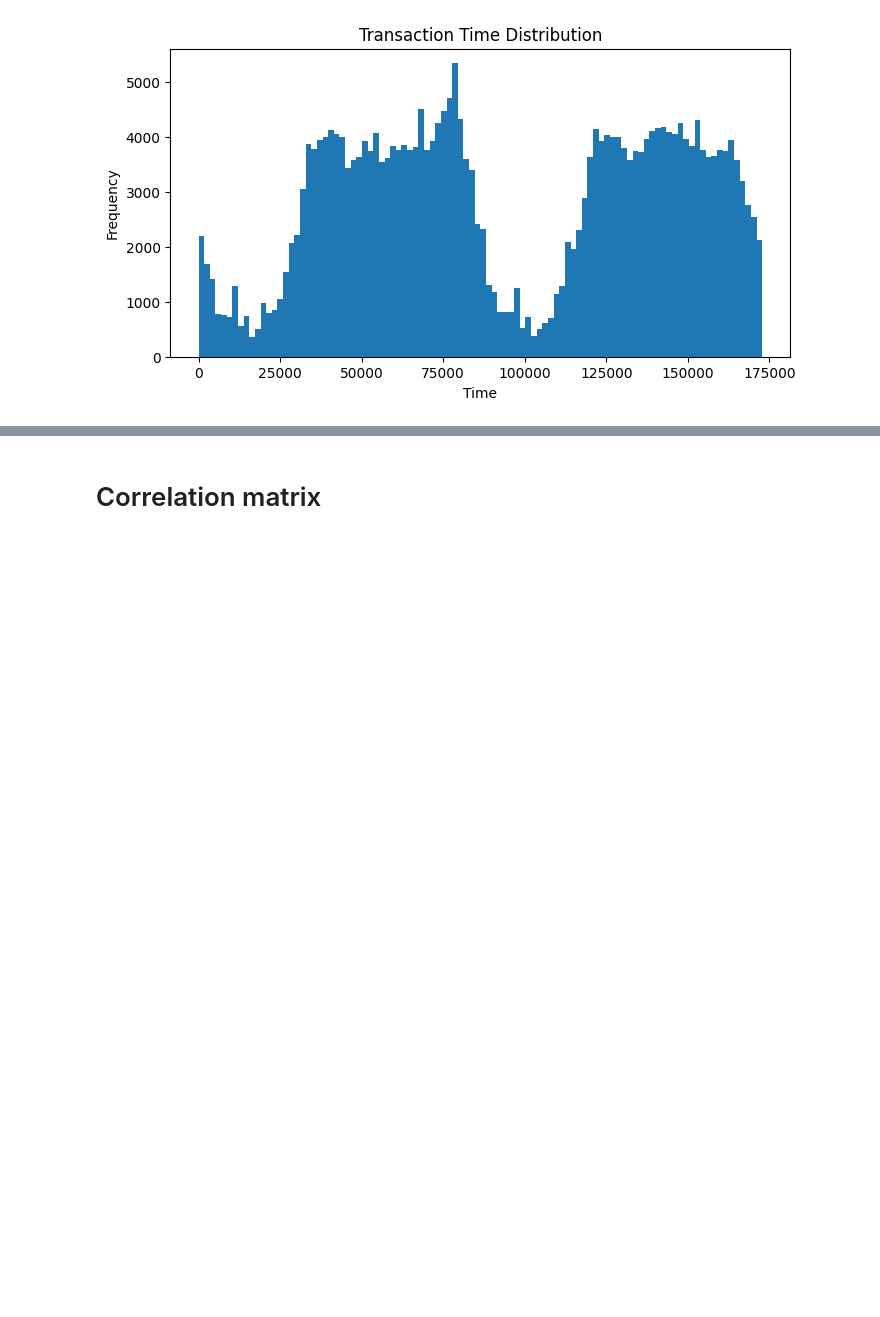
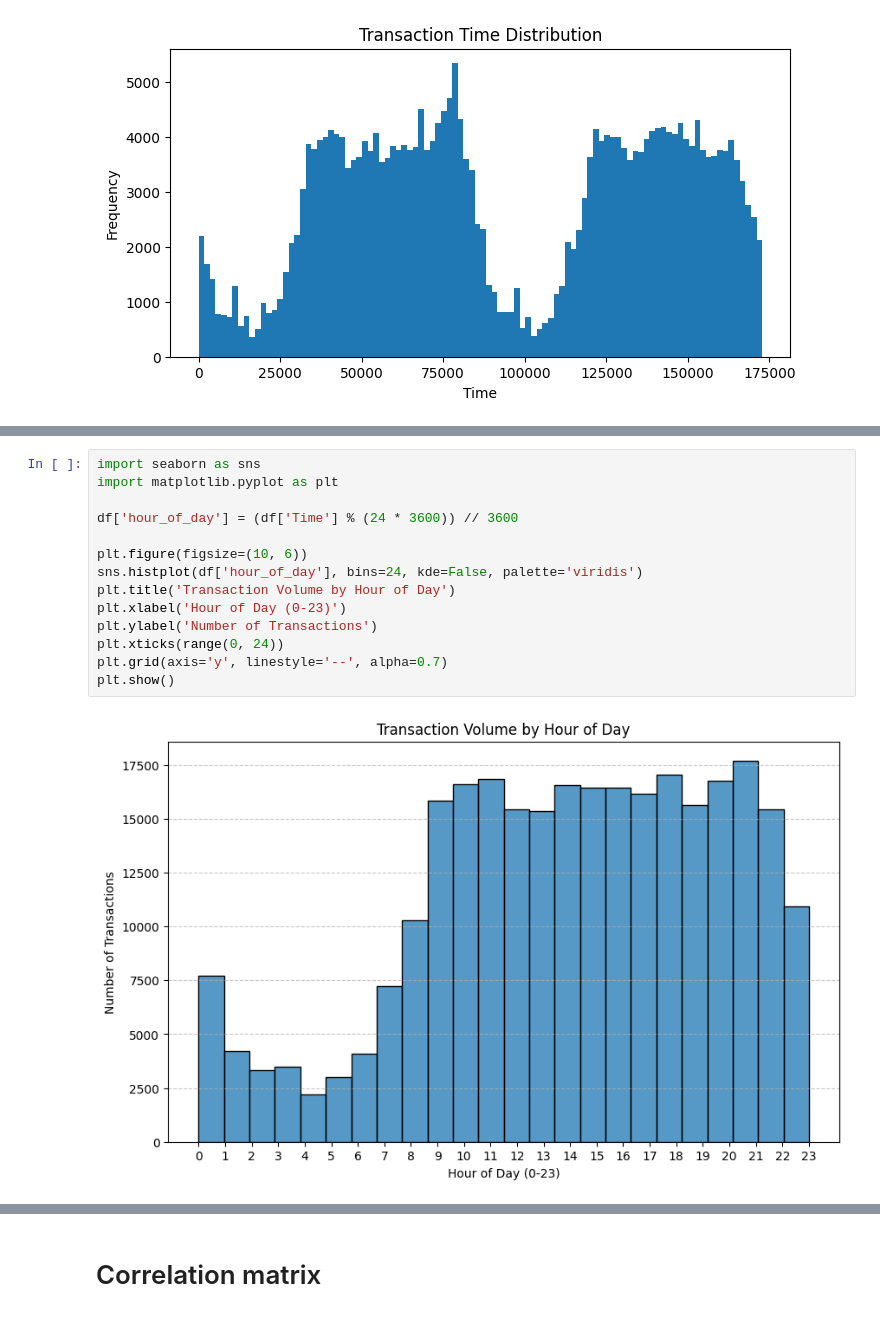
Before and after one commit to parviza9999/Credit-Card-Fraud-Detection-, a Jupyter notebook: notebooks/01_complete_eda_credit_card_fraud.ipynb, the cells around one changed output, grey strips where cells are left out. Drawn from its saved outputs; the diff is of its cells as text; blank space fills up the shorter version.

```diff
--- a/notebooks/01_complete_eda_credit_card_fraud.ipynb
+++ b/notebooks/01_complete_eda_credit_card_fraud.ipynb
@@ -230,0 +253,16 @@ plt.show()
+# %%
+import seaborn as sns
+import matplotlib.pyplot as plt
+
+df['hour_of_day'] = (df['Time'] % (24 * 3600)) // 3600
+
+plt.figure(figsize=(10, 6))
+sns.histplot(df['hour_of_day'], bins=24, kde=False, palette='viridis')
+plt.title('Transaction Volume by Hour of Day')
+plt.xlabel('Hour of Day (0-23)')
+plt.ylabel('Number of Transactions')
+plt.xticks(range(0, 24))
+plt.grid(axis='y', linestyle='--', alpha=0.7)
+plt.show()
+# %% [output]
+[figure, added]
```
Also changed, not shown: parts of 17 cells of this notebook.
